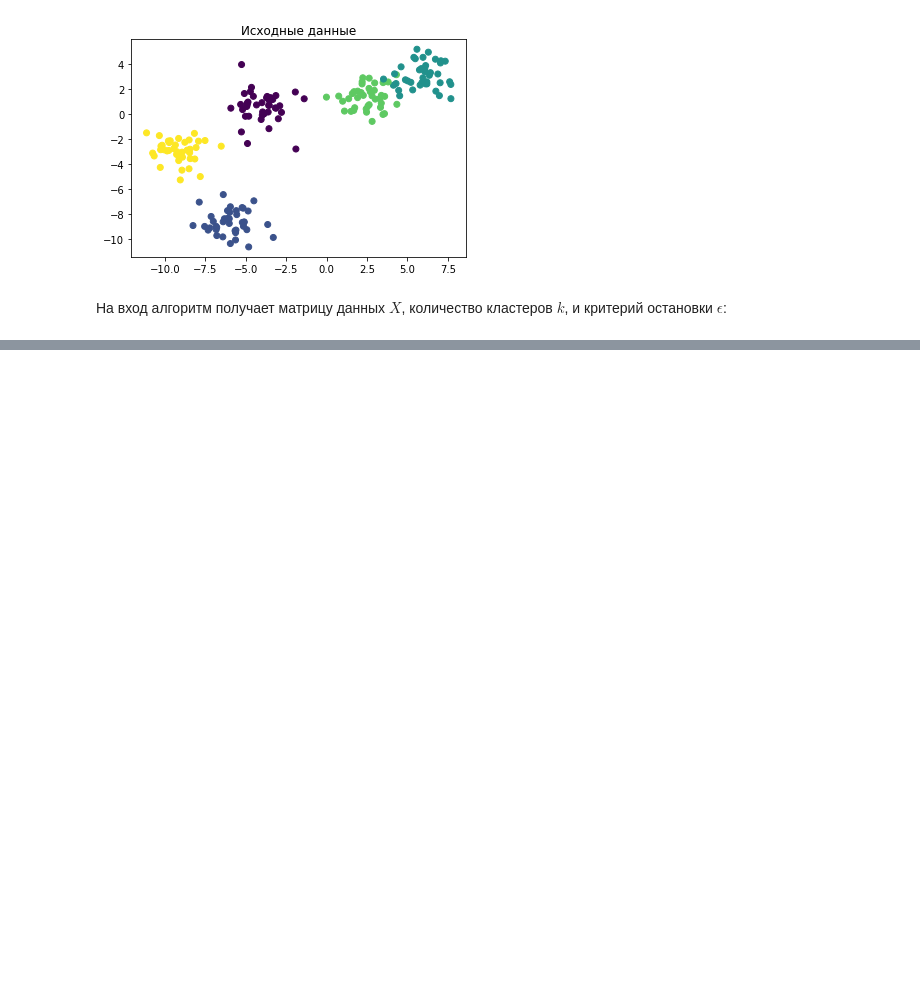
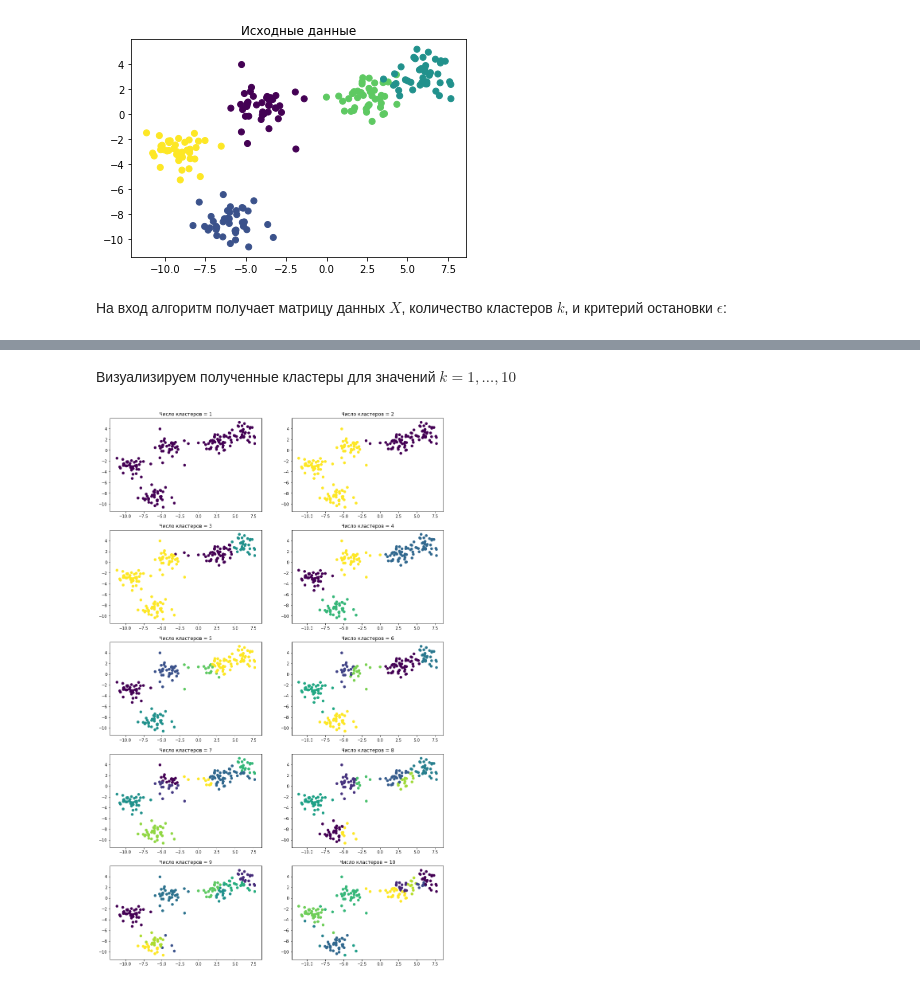
Before and after one commit to aicherepanov-taski/k-means-clustering, a Jupyter notebook: k_means_1.ipynb, the cells around one changed output, grey strips where cells are left out. Cells and saved outputs as stored; diff of their text form; code cells hidden in the pictures; blank space fills up the shorter version.

Commit message:
Дописал метод fit алгоритма и визуализировал кластеры

```diff
--- a/k_means_1.ipynb
+++ b/k_means_1.ipynb
@@ -54,7 +54,7 @@ class KMeans(object):
             val, index = min((val, index) for (index, val) in enumerate(distances))
             # Присваиваем точке кластер
             clusters.append(index)
-        return clusters
+        return np.array(clusters)
 
     """
     Метод минимизирует полную сумму квадратов расстояний от каждой точки
@@ -63,7 +63,22 @@ class KMeans(object):
     """
     def fit(self, data):
         self.centroids = self._init_centroids(data, self.k)
-        data_clusters = self._add_objects_to_clusters(data, self.centroids)
+        clusters = self._add_objects_to_clusters(data, self.centroids)
+
+        old_centroids = []
+        # Если центроиды не изменились, то останавливаемся и сохраняем кластеры
+        while len(old_centroids) == 0 or np.sum((self.centroids - old_centroids) ** 2, axis = 1).all() < self.eps:
+
+            old_centroids = self.centroids.copy()
+            for cluster in range(self.k):
+                # Берём все точки, относящиеся к текущей центроиде
+                obj_in_cluster = data[clusters == cluster]
+                # Пересчитываем координаты кластера, помещаем в центр масс точек
+                self.centroids[cluster] = obj_in_cluster.mean(axis = 0)
+
+            # Cнова ищем для каждой точки ближайший центроид
+            clusters = self._add_objects_to_clusters(data, self.centroids)
+
         return
 
     """
@@ -71,5 +86,8 @@ class KMeans(object):
 
     """
     def predict(self, data):
-        data_clusters = self._add_objects_to_clusters(data, self.centroids)
-        return np.array(data_clusters)
+        clusters = self._add_objects_to_clusters(data, self.centroids)
+        return clusters
+# %%
+km = KMeans()
+km.fit(X)
@@ -75,0 +107,16 @@ class KMeans(object):
+# %% [markdown]
+Визуализируем полученные кластеры для значений $k = 1, \ldots, 10$
+# %%
+plt.figure(figsize=(15, 25))
+
+for k in range(1, 11):
+    km = KMeans(k = k)
+    clusters = km.fit(X)
+    clusters = km.predict(X)
+    plt.subplot(5, 2, k)
+    plt.scatter(X[:, 0], X[:, 1], c = clusters)
+    plt.title(f"Число кластеров = {k}")
+
+plt.show()
+# %% [output]
+[figure, added]
```
Also changed, not shown: parts of 1 cell of this notebook.
